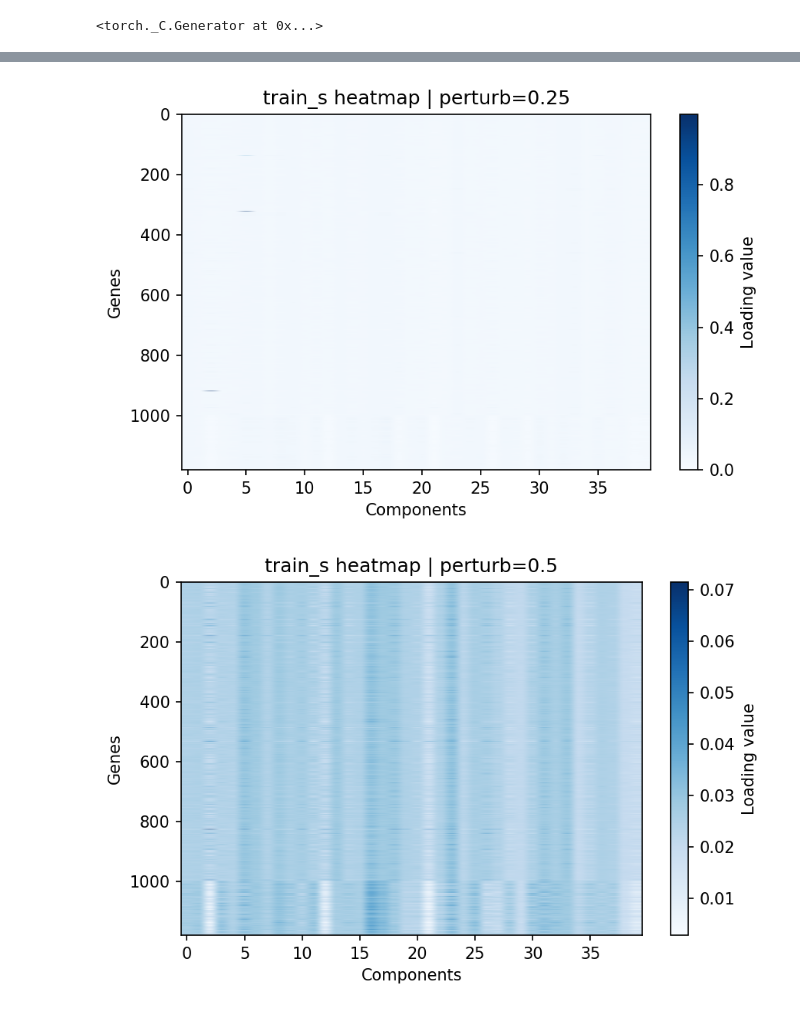
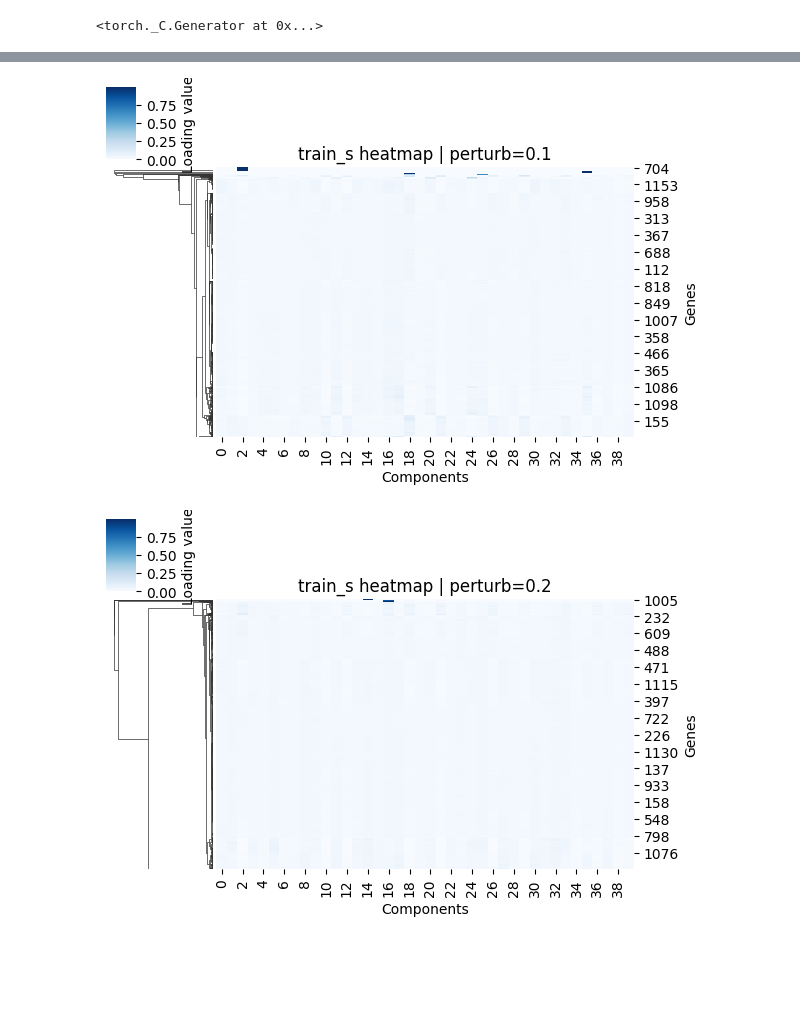
Before and after one commit to Sun-lab/SDAN, a Jupyter notebook: check_graph.ipynb, the cells around one changed output, grey strips where cells are left out. Drawn from its saved outputs; the diff is of its cells as text; code cells hidden in the pictures; blank space fills up the shorter version.

```diff
--- a/check_graph.ipynb
+++ b/check_graph.ipynb
@@ -162,7 +162,7 @@ def compute_posthoc_losses_like_trainpy(state_path, train_GNN, val_GNN, test_GNN
     )
 # %%
 d = data_dir
-output_dir = os.path.join(d, 'output')
+output_dir = os.path.join(d, 'output/check_graph')
 check_dir = os.path.join(d, 'check_weight')
 os.makedirs(check_dir, exist_ok=True)
 cell_type_str = '-'.join(cell_types)
@@ -315,5 +327,7 @@ Saved test-AUC figure: ./Zheng_2017/check_weight/cd4_t_helper-naive_t_test_auc_f
 # %%
-# Visualize train_s heatmap for each setting (display only, no save)
+# Visualize train_s heatmap for each setting using the same style as plot_s (display only, no save)
+import seaborn as sns
+
 for _, run in run_df.sort_values('perturb_fraction').iterrows():
     run_label = run['run_label']
     frac = float(run['perturb_fraction'])
@@ -323,13 +337,11 @@ for _, run in run_df.sort_values('perturb_fraction').iterrows():
         continue
 
     train_s = np.load(s_path)
-    plt.figure(figsize=(6, 4), dpi=150)
-    plt.imshow(train_s, aspect='auto', cmap='Blues')
-    plt.colorbar(label='Loading value')
-    plt.title(f'train_s heatmap | perturb={frac:g}')
-    plt.xlabel('Components')
-    plt.ylabel('Genes')
-    plt.tight_layout()
+    g = sns.clustermap(train_s, col_cluster=False, cmap='Blues', figsize=(6, 4))
+    g.ax_heatmap.set_title(f'train_s heatmap | perturb={frac:g}')
+    g.ax_heatmap.set_xlabel('Components')
+    g.ax_heatmap.set_ylabel('Genes')
+    g.cax.set_ylabel('Loading value')
     plt.show()
-    plt.close()
+    plt.close(g.fig)
 # %% [output]
@@ -337,2 +349,2 @@ for _, run in run_df.sort_values('perturb_fraction').iterrows():
-[figure, old version]
+[figure, new version]
-[figure, old version]
+[figure, new version]
```
Also changed, not shown: parts of 4 cells of this notebook.
